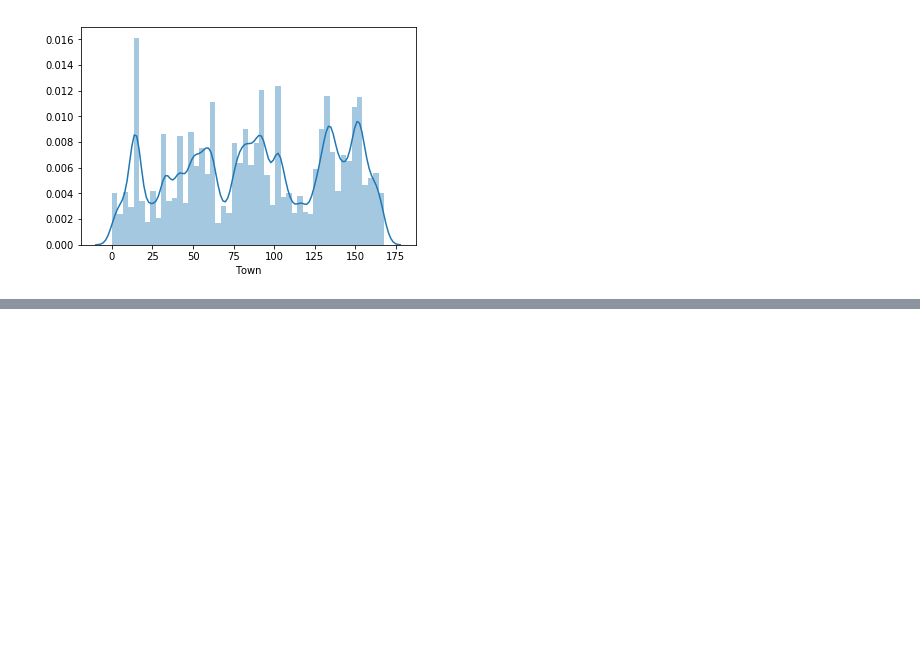
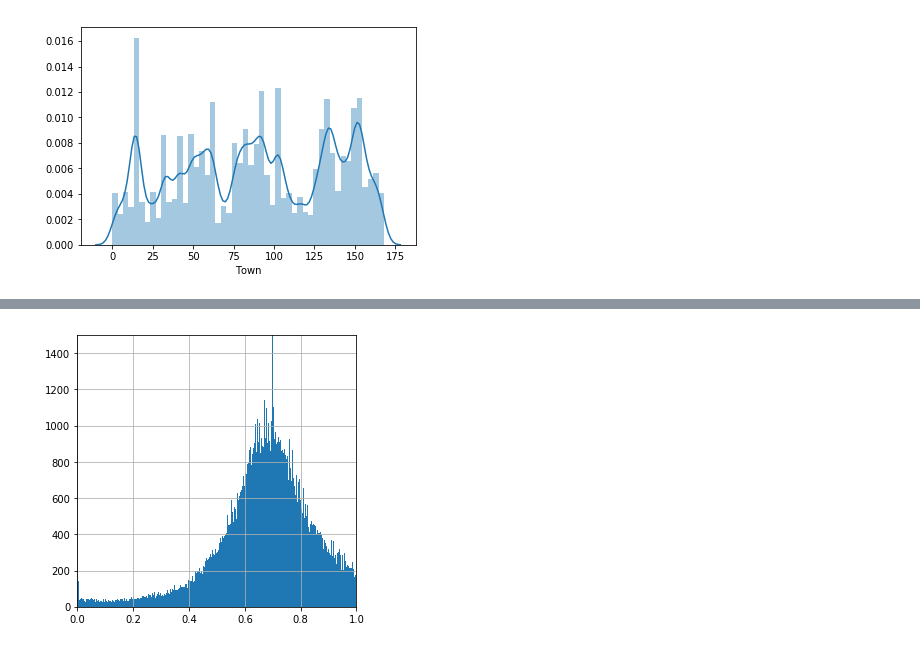
Before and after one commit to jane-h-green/real-estate-valuation-to-sale-ratio, a Jupyter notebook: test-skratch-book.ipynb, the cells around one changed output, grey strips where cells are left out. Saved outputs shown, nothing was run; the diff lists cells and outputs as text; code cells hidden in the pictures; blank space fills up the shorter version.

```diff
--- a/test-skratch-book.ipynb
+++ b/test-skratch-book.ipynb
@@ -109,0 +144,8 @@ sns.distplot(sales);
+# %%
+# Ratio is between 0.6 and 0.8
+plt.axis([None, None, 0, 1500])
+bin_values = np.arange(start=0, stop=1.5, step=0.001)
+data['SalesRatio'].hist(bins=bin_values, figsize=[5,5])
+plt.show()
+# %% [output]
+[figure, added]
```
Also changed, not shown: parts of 5 cells of this notebook, 2 other files.
